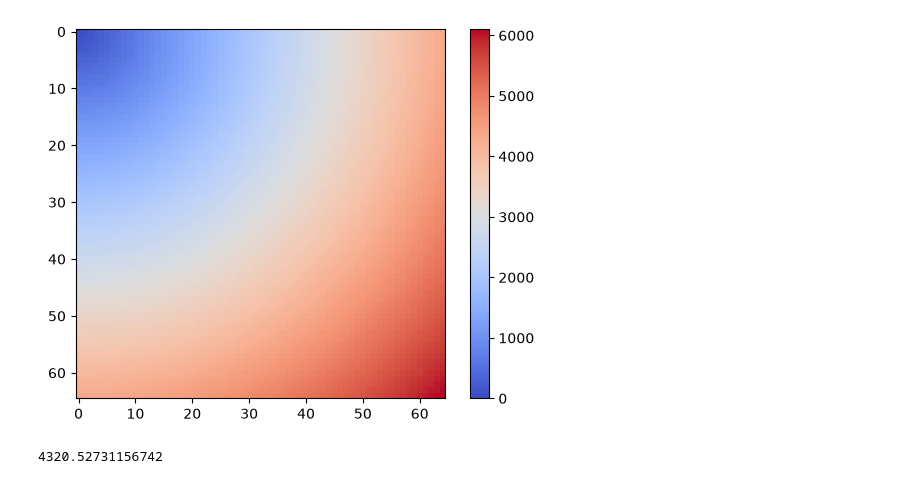
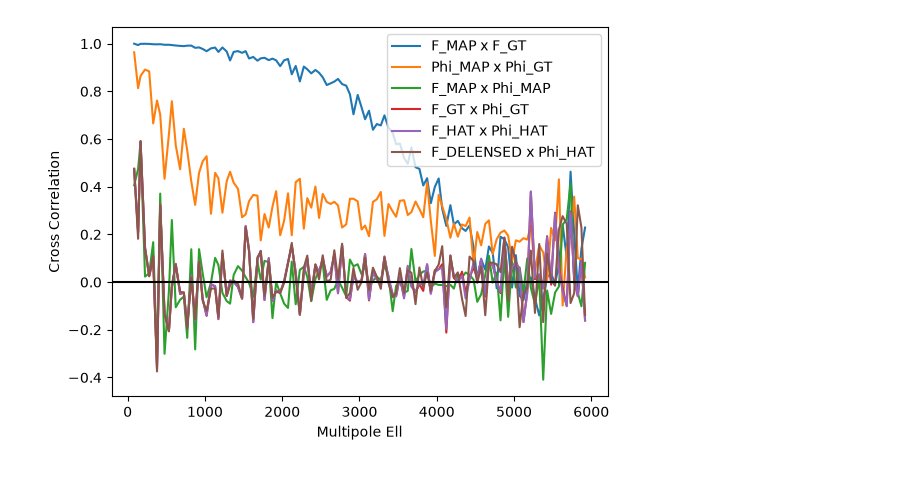
Before and after one commit to zaneblood1/CMBLensing.py, a Jupyter notebook: docs/generate_cls_for_fisher.ipynb, the cells around one changed output. Cells and saved outputs as stored; diff of their text form; code cells hidden in the pictures.

```diff
--- a/docs/generate_cls_for_fisher.ipynb
+++ b/docs/generate_cls_for_fisher.ipynb
@@ -8,8 +8,9 @@ from cmb_lensing.lense_flow import *
 from cmb_lensing.gradients import *
 # %%
 #Generate an IP data set
+theta_pix = 2.5
 data_set = load_sim(nside = 128, #Number of pixels per map side in real space
-                    theta_pix = 2.5, #Arcminutes per pixel
+                    theta_pix = theta_pix, #Arcminutes per pixel
                     pol = "I", #Specify IP for temperature and E + B Modes, I for temp only, or P for E + B only
                     master_seed = 67, #Specify a seed for reproduceable results
                     uk_arcmin_t = 5) #Noise level in data fields
@@ -29,28 +19,42 @@ plt.show()
-# %%
-ell_grid, _ = gen_ell_grid(nside, theta_pix)
-plt.figure()
-plt.imshow(ell_grid[0:65][:], cmap = "coolwarm")
-plt.colorbar()
-plt.show()
-# %% [output]
-[figure, removed]
-# %%
-print(ell_grid[-1][-1])
-# %% [output]
-4320.52731156742
-# %%
-pol = "I"
-master_seed = 42
-ombh2 = 0.0224567
-omch2 = 0.118489
-theta_MC_100 = 0.0104098
-As = jnp.exp(3.043) * 1e-10
-l_knee = 0
-lmax = 4000
-ns = 0.968602
-
-data_set = load_sim(nside, theta_pix, pol, master_seed, uk_arcmin_t = noise_level, H0 = None,
-                    ombh2 = ombh2, omch2 = omch2, cosmomc_theta = theta_MC_100 / 100,
-                    r = 0.0, mnu = DEFAULT_MNU, tau = DEFAULT_TAUREIO, As = As,
-                    nt = 0, ns = ns, lmax = lmax, l_knee = l_knee,
-                    k_pivot = DEFAULT_K_PIVOT, Alens = DEFAULT_A_LENSE, nphi_fac = 2, a_phi = 1)
+# %%
+lmax = 6000
+delta_l = 50
+ell_tt, cl_tt = primal_cross_correlation(field_predict.scalar_matrix,
+                                         data_set.unlensed_field.scalar_matrix,
+                                         theta_pix, lmax = lmax, delta_l = delta_l)
+ell_pp, cl_pp = primal_cross_correlation(phi_predict.scalar_matrix,
+                                         data_set.phi.scalar_matrix,
+                                         theta_pix, lmax = lmax, delta_l = delta_l)
+ell_tp, cl_tp = primal_cross_correlation(phi_predict.scalar_matrix,
+                                         field_predict.scalar_matrix,
+                                         theta_pix, lmax = lmax, delta_l = delta_l)
+ell_tpg, cl_tpg = primal_cross_correlation(data_set.phi.scalar_matrix,
+                                         data_set.unlensed_field.scalar_matrix,
+                                         theta_pix, lmax = lmax, delta_l = delta_l)
+phi_wiener = jnp.nan_to_num(data_set.phi_covariance.scalar_matrix / (data_set.phi_covariance.scalar_matrix
+                            + NPHI_FAC * data_set.quadratic_estimate.scalar_matrix), nan = 0)
+phi_hat = phi_wiener * data_set.phi.scalar_matrix
+f_wiener = jnp.nan_to_num(data_set.field_covariance.scalar_matrix / (data_set.field_covariance.scalar_matrix
+                          + data_set.noise_covariance.scalar_matrix), nan = 0)
+f_hat = f_wiener * data_set.unlensed_field.scalar_matrix
+ell_tph, cl_tph = primal_cross_correlation(phi_hat, f_hat, theta_pix, lmax = lmax, delta_l = delta_l)
+
+phi = data_set.phi
+phi = phi.replace(scalar_matrix = phi_wiener * phi.scalar_matrix)
+f_delensed = fourier(lense_flow(map(data_set.lensed_field), map(phi), direction = INVERSE_LENSE))
+ell_fdph, cl_fdph = primal_cross_correlation(phi_hat, f_delensed.scalar_matrix, theta_pix, lmax = lmax, delta_l = delta_l)
+
+plt.figure()
+plt.plot(ell_tt, cl_tt, label = "F_MAP x F_GT")
+plt.plot(ell_pp, cl_pp, label = "Phi_MAP x Phi_GT")
+plt.plot(ell_tp, cl_tp, label = "F_MAP x Phi_MAP")
+plt.plot(ell_tpg, cl_tpg, label = "F_GT x Phi_GT")
+plt.plot(ell_tph, cl_tph, label = "F_HAT x Phi_HAT")
+plt.plot(ell_fdph, cl_fdph, label = "F_DELENSED x Phi_HAT")
+plt.legend()
+plt.xlabel("Multipole Ell")
+plt.ylabel("Cross Correlation")
+plt.axhline(0, color = "black")
+plt.show()
+# %% [output]
+[figure, added]
```
Also changed, not shown: parts of 3 cells of this notebook, 22 other files.
